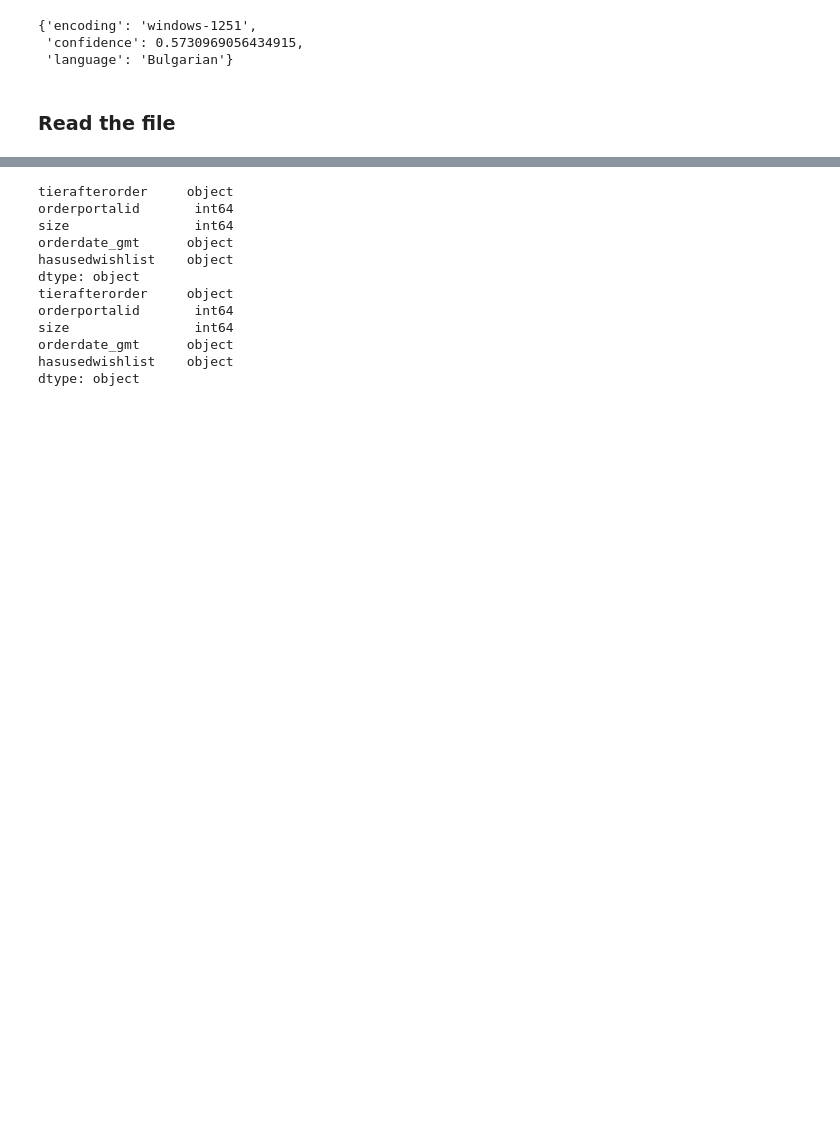
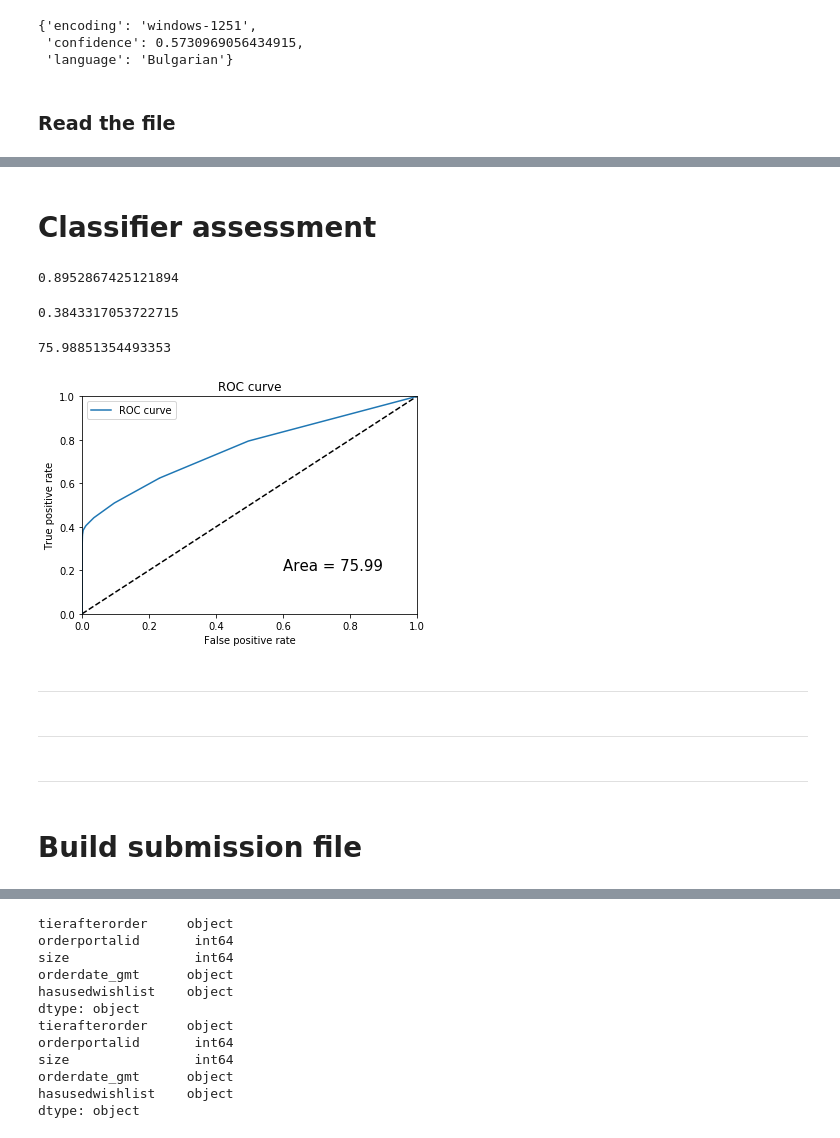
Before and after one commit to jnpicao/LDSSA-batch3-workspace, a Jupyter notebook: S02 - Data Wrangling/HCKT02 - Data Wrangling/hckt2_complete_script.ipynb, the cells around one changed output, grey strips where cells are left out. Saved outputs shown, nothing was run; the diff lists cells and outputs as text; code cells hidden in the pictures; blank space fills up the shorter version.

```diff
--- a/S02 - Data Wrangling/HCKT02 - Data Wrangling/hckt2_complete_script.ipynb
+++ b/S02 - Data Wrangling/HCKT02 - Data Wrangling/hckt2_complete_script.ipynb
@@ -216,0 +434,13 @@ memory usage: 29.0+ MB
+# %%
+class Selector(BaseEstimator, TransformerMixin):
+    """
+    Transformer to select a column from the dataframe to perform additional transformations on
+    """
+    def __init__(self, key):
+        self.key = key
+
+    def fit(self, X, y=None):
+        return self
+
+    def transform(self, X):
+        return X[self.key]
@@ -216,0 +478,2 @@ memory usage: 29.0+ MB
+# %%
+clf_pipe.fit(X_train, y_train)
@@ -216,0 +488,5 @@ memory usage: 29.0+ MB
+# %%
+decision_thr = 0.5
+y_prob = clf_pipe.predict_proba(X_test)[:,1]
+y_pred = y_prob > decision_thr
+y_true = y_test
@@ -216,0 +499,44 @@ memory usage: 29.0+ MB
+# %% [markdown]
+# Classifier assessment
+# %%
+precision = precision_score(y_true, y_pred)
+precision
+# %% [output]
+0.8952867425121894
+# %%
+recall = recall_score(y_true, y_pred)
+recall
+# %% [output]
+0.3843317053722715
+# %%
+fpr, tpr, thresholds_roc = roc_curve(y_true, y_prob)
+AUROC = roc_auc_score(y_test, y_prob)*100
+AUROC
+# %% [output]
+75.98851354493353
+# %%
+plt.figure(1)
+plt.plot([0, 1], [0, 1], 'k--')
+plt.plot(fpr, tpr, label='ROC curve')
+
+plt.xlabel('False positive rate')
+plt.ylabel('True positive rate')
+plt.title('ROC curve')
+
+plt.xlim(0, 1)
+plt.ylim(0, 1)
+
+plt.text(0.6, 0.2, "Area = {}".format(round(AUROC,2)), dict(size=15))
+
+plt.legend(loc='best')
+plt.show()
+# %% [output]
+[figure, added]
+# %% [markdown]
+---
+# %% [markdown]
+---
+# %% [markdown]
+---
+# %% [markdown]
+# Build submission file
```
Also changed, not shown: parts of 79 cells of this notebook.
